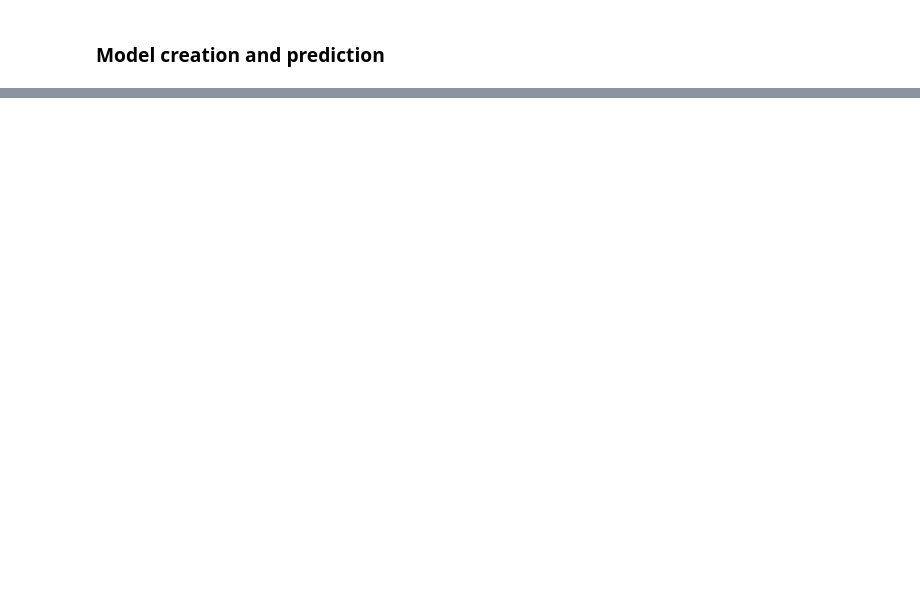
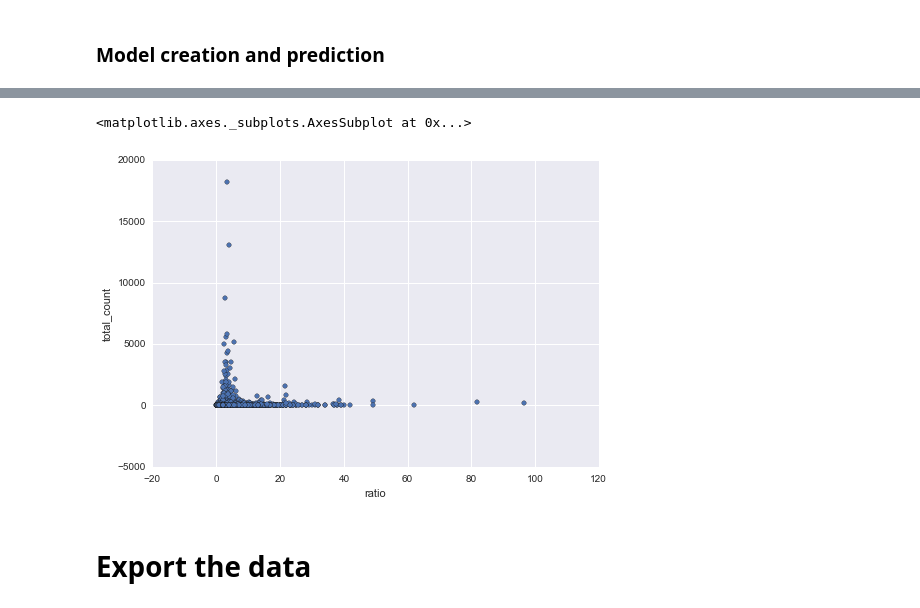
Before and after one commit to chrisdaly/Yelp-Analysis, a Jupyter notebook: notebooks/Yelp analysis.ipynb, the cells around one changed output, grey strips where cells are left out. Saved outputs shown, nothing was run; the diff lists cells and outputs as text; code cells hidden in the pictures; blank space fills up the shorter version.

```diff
--- a/Untitled.ipynb
+++ b/notebooks/Yelp analysis.ipynb
@@ -236,0 +327,7 @@ Name: stars, dtype: int64
+# %%
+df_tokens = df_tokens[['one_star_token_count',
+ 'five_star_token_count',
+ 'total_count',
+ 'one_star_freq',
+ 'five_star_freq',
+ 'ratio']]
@@ -236,0 +342,3 @@ Name: stars, dtype: int64
+# %%
+# Sort the DataFrame by five_star_ratio (descending order), and examine the first 10 rows.
+df_tokens.sort('ratio', ascending=False).head(5)
@@ -236,0 +353,3 @@ Name: stars, dtype: int64
+# %%
+# Sort the DataFrame by five_star_ratio (ascending order), and examine the first 10 rows
+df_tokens.sort('ratio', ascending=True).head(5)
@@ -236,0 +364,3 @@ Name: stars, dtype: int64
+# %%
+# Sort the DataFrame by five_star_ratio (ascending order), and examine the first 10 rows
+df_tokens.sort('total_count', ascending=False).head(10)
@@ -236,0 +410,7 @@ Name: stars, dtype: int64
+# %%
+df_tokens.plot(kind='scatter', x='ratio', y='total_count')
+# %% [output]
+<matplotlib.axes._subplots.AxesSubplot at 0x...>
+[figure, added]
+# %% [markdown]
+# Export the data
```
Also changed, not shown: parts of 58 cells of this notebook, 5 other files.
